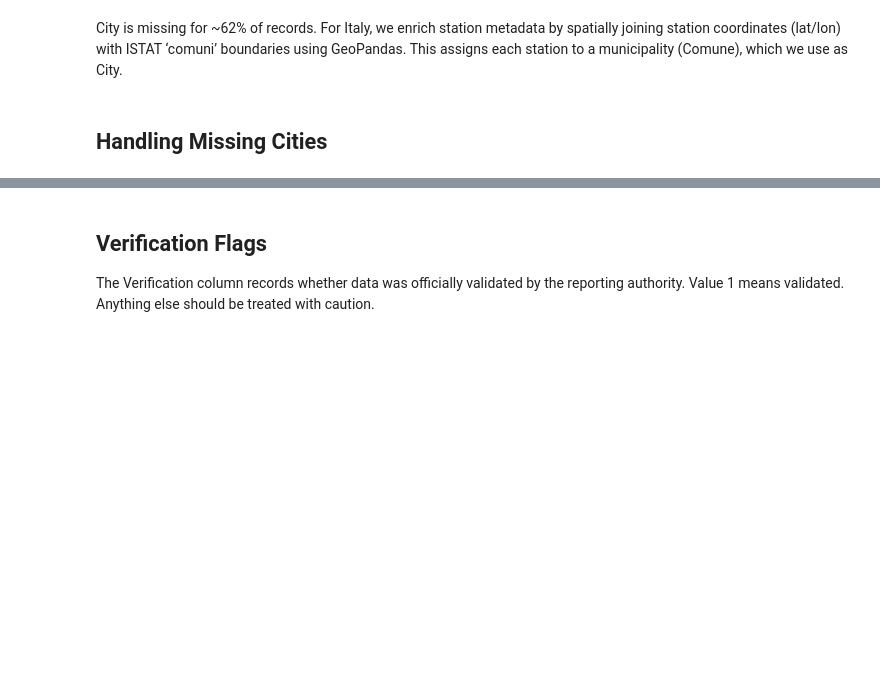
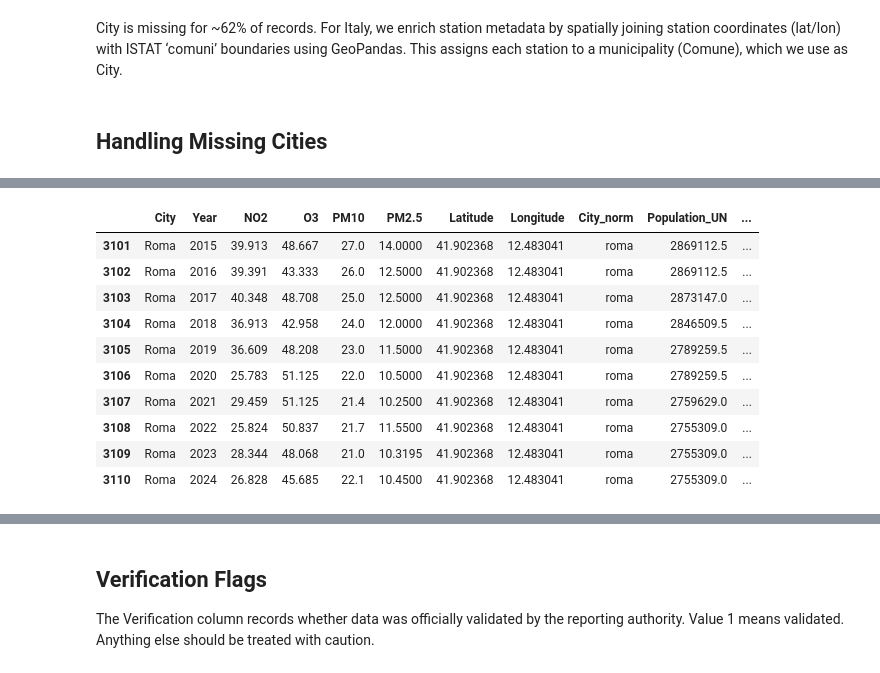
Before and after one commit to yelenashabanova/GrandChallengeAccenture, a Jupyter notebook: main.ipynb, the cells around one changed output, grey strips where cells are left out. Drawn from its saved outputs; the diff is of its cells as text; code cells hidden in the pictures; blank space fills up the shorter version.

```diff
--- a/main.ipynb
+++ b/main.ipynb
@@ -239,0 +508,74 @@ The EEA recommends at least 75% coverage for a statistic to be considered valid.
+# %%
+aggregation_id = "P1Y-day-per50"
+focus_pollutants = ["NO2", "PM10", "PM2.5", "O3"]
+secondary_pollutants = ["SO2", "CO", "C6H6"]
+all_pollutants = focus_pollutants + secondary_pollutants
+
+df_focus = df[
+    (df["Data Aggregation Process Id"] == aggregation_id) &
+    (df["Air Pollutant"].isin(focus_pollutants))
+].copy()
+
+df_copy = df.copy()
+# %%
+coords = (
+    df_focus.dropna(subset=["City", "Latitude", "Longitude"])
+    .groupby("City")[["Latitude", "Longitude"]]
+    .mean()
+    .reset_index()
+)
+
+# ONE ROW PER City–Year–Pollutant (median annual level)
+city_year_pol = (
+    df_focus.dropna(subset=["City"])
+    .groupby(["City", "Year", "Air Pollutant"])["Air Pollution Level"]
+    .median()
+    .reset_index()
+)
+
+# Pivot pollutants into columns
+city_pivot = city_year_pol.pivot_table(
+    index=["City", "Year"],
+    columns="Air Pollutant",
+    values="Air Pollution Level",
+    aggfunc="median",
+).reset_index()
+
+pol_cols = [p for p in focus_pollutants if p in city_pivot.columns]
+
+by_city_year = city_pivot.merge(coords, on="City", how="left")
+by_city_year["City_norm"] = by_city_year["City"].apply(normalize_city_for_merge)
+by_city_year["Year"] = by_city_year["Year"].astype(int)
+
+merged = by_city_year.merge(
+    un_pop_filled[["City_norm", "Year", "Population_UN"]],
+    on=["City_norm", "Year"],
+    how="left",
+)
+
+if "City Population" in df_focus.columns:
+    pop_eea = (
+        df_focus.dropna(subset=["City"])
+        .groupby(["City", "Year"])["City Population"]
+        .first()
+        .reset_index()
+        .rename(columns={"City Population": "Population_EEA"})
+    )
+    pop_eea["Year"] = pop_eea["Year"].astype(int)
+    merged = merged.merge(pop_eea, on=["City", "Year"], how="left")
+    merged["City_Population"] = merged["Population_UN"].fillna(merged["Population_EEA"])
+else:
+    merged["City_Population"] = merged["Population_UN"]
+
+def city_display(s):
+    if pd.isna(s):
+        return s
+    return str(s).strip().lower().title()
+
+merged["City"] = merged["City"].apply(city_display)
+
+print("Merged city-year shape:", merged.shape)
+print('For example, merged data for Rome')
+
+display(merged[merged["City"] == "Roma"].sort_values("Year"))
+# %% [output]
@@ -239,0 +584,11 @@ The EEA recommends at least 75% coverage for a statistic to be considered valid.
+|  | City | Year | NO2 | O3 | PM10 | PM2.5 | Latitude | Longitude | City_norm | Population_UN | ... |
+| 3101 | Roma | 2015 | 39.913 | 48.667 | 27.0 | 14.0000 | 41.902368 | 12.483041 | roma | 2869112.5 | ... |
+| 3102 | Roma | 2016 | 39.391 | 43.333 | 26.0 | 12.5000 | 41.902368 | 12.483041 | roma | 2869112.5 | ... |
+| 3103 | Roma | 2017 | 40.348 | 48.708 | 25.0 | 12.5000 | 41.902368 | 12.483041 | roma | 2873147.0 | ... |
+| 3104 | Roma | 2018 | 36.913 | 42.958 | 24.0 | 12.0000 | 41.902368 | 12.483041 | roma | 2846509.5 | ... |
+| 3105 | Roma | 2019 | 36.609 | 48.208 | 23.0 | 11.5000 | 41.902368 | 12.483041 | roma | 2789259.5 | ... |
+| 3106 | Roma | 2020 | 25.783 | 51.125 | 22.0 | 10.5000 | 41.902368 | 12.483041 | roma | 2789259.5 | ... |
+| 3107 | Roma | 2021 | 29.459 | 51.125 | 21.4 | 10.2500 | 41.902368 | 12.483041 | roma | 2759629.0 | ... |
+| 3108 | Roma | 2022 | 25.824 | 50.837 | 21.7 | 11.5500 | 41.902368 | 12.483041 | roma | 2755309.0 | ... |
+| 3109 | Roma | 2023 | 28.344 | 48.068 | 21.0 | 10.3195 | 41.902368 | 12.483041 | roma | 2755309.0 | ... |
+| 3110 | Roma | 2024 | 26.828 | 45.685 | 22.1 | 10.4500 | 41.902368 | 12.483041 | roma | 2755309.0 | ... |
```
Also changed, not shown: parts of 88 cells of this notebook, 1 other file.
